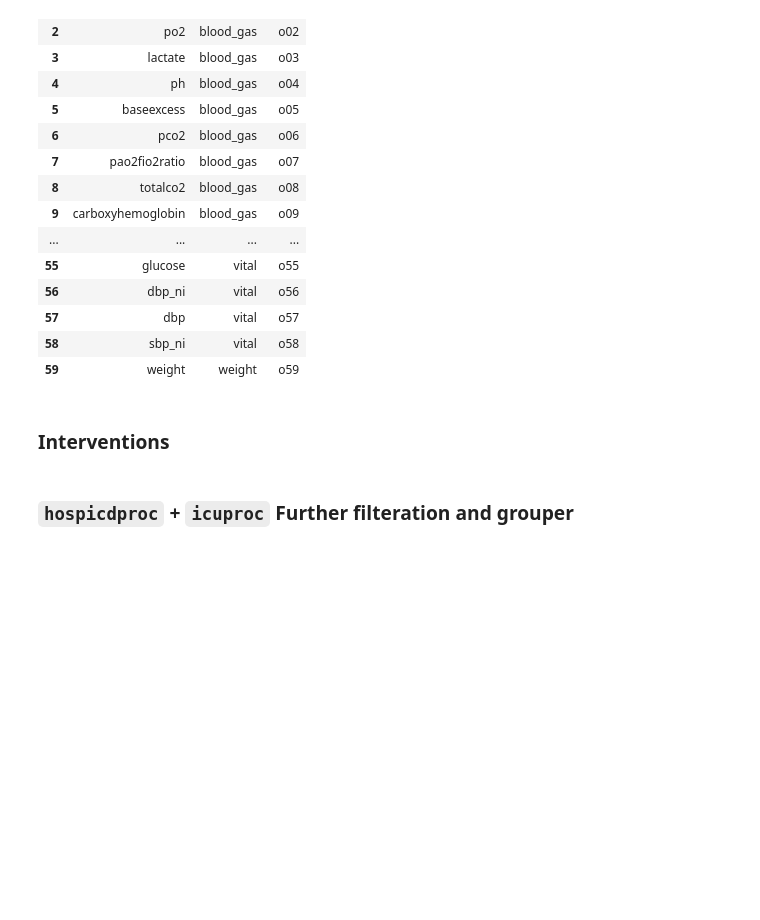
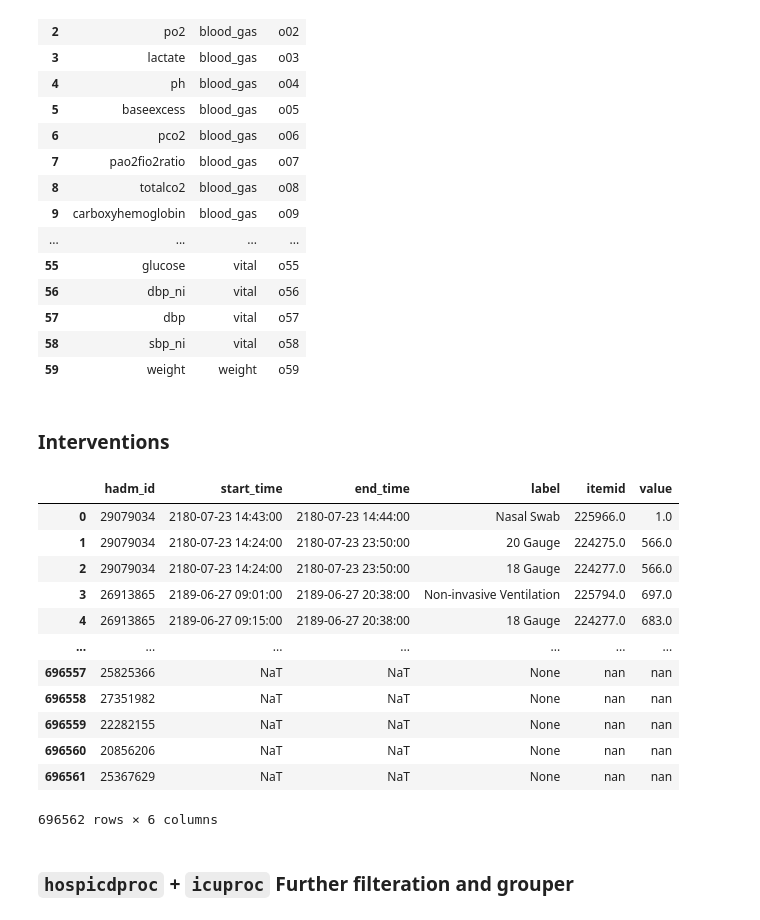
Before and after one commit to barahona-research-group/ICE-NODE, a Jupyter notebook: notebooks/mimic_icu/exploratory/mimic4_icu_exploration.ipynb, the cells around one changed output. Saved outputs shown, nothing was run; the diff lists cells and outputs as text; code cells hidden in the pictures; blank space fills up the shorter version.

```diff
--- a/notebooks/mimic_icu/exploratory/mimic4_icu_exploration.ipynb
+++ b/notebooks/mimic_icu/exploratory/mimic4_icu_exploration.ipynb
@@ -1014,5 +1014,5 @@ LEFT JOIN  mimiciv_hosp.poe_detail pd
 # %%
 input_df = pd.read_sql_query(input_query,con)
 # %%
-icuproc_df = pd.read_sql_query(icuproc_query,con)
+icuproc_df = pd.read_sql_query(icuproc_query,con, dtype=str)
 # %%
@@ -1020,3 +1020,19 @@ hospicdproc_df = pd.read_sql_query(hospicdproc_query,con)
+# %%
+icuproc_df
+# %% [output]
+|  | hadm_id | start_time | end_time | label | itemid | value |
+| 0 | 29079034 | 2180-07-23 14:43:00 | 2180-07-23 14:44:00 | Nasal Swab | 225966.0 | 1.0 |
+| 1 | 29079034 | 2180-07-23 14:24:00 | 2180-07-23 23:50:00 | 20 Gauge | 224275.0 | 566.0 |
+| 2 | 29079034 | 2180-07-23 14:24:00 | 2180-07-23 23:50:00 | 18 Gauge | 224277.0 | 566.0 |
+| 3 | 26913865 | 2189-06-27 09:01:00 | 2189-06-27 20:38:00 | Non-invasive Ventilation | 225794.0 | 697.0 |
+| 4 | 26913865 | 2189-06-27 09:15:00 | 2189-06-27 20:38:00 | 18 Gauge | 224277.0 | 683.0 |
+| ... | ... | ... | ... | ... | ... | ... |
+| 696557 | 25825366 | NaT | NaT | None | nan | nan |
+| 696558 | 27351982 | NaT | NaT | None | nan | nan |
+| 696559 | 22282155 | NaT | NaT | None | nan | nan |
+| 696560 | 20856206 | NaT | NaT | None | nan | nan |
+| 696561 | 25367629 | NaT | NaT | None | nan | nan |
+696562 rows × 6 columns
 # %%
 # Ignored entirely
 # poe_df = pd.read_sql_query(poe_query,con)
```
Also changed, not shown: parts of 6 cells of this notebook, 13 other files.
